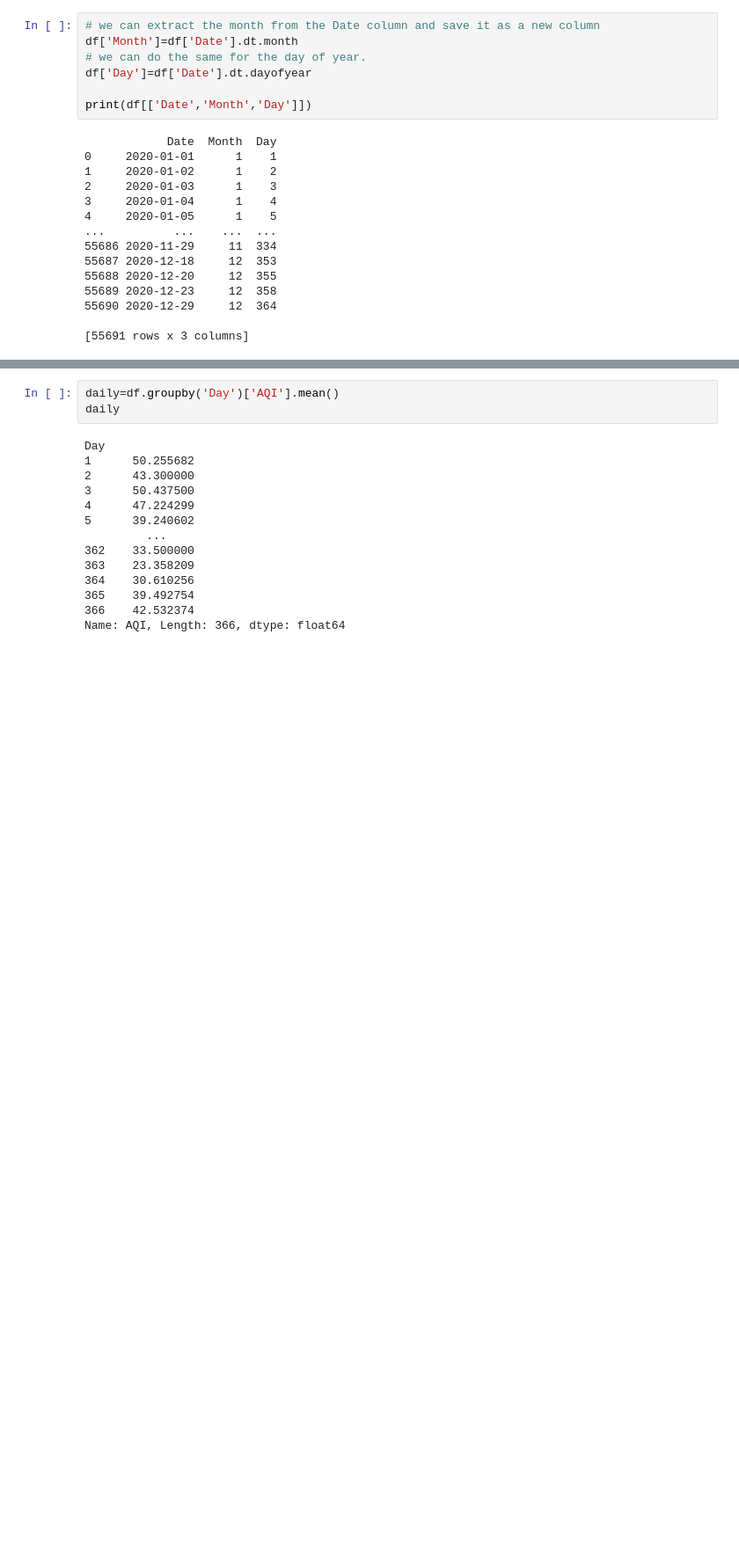
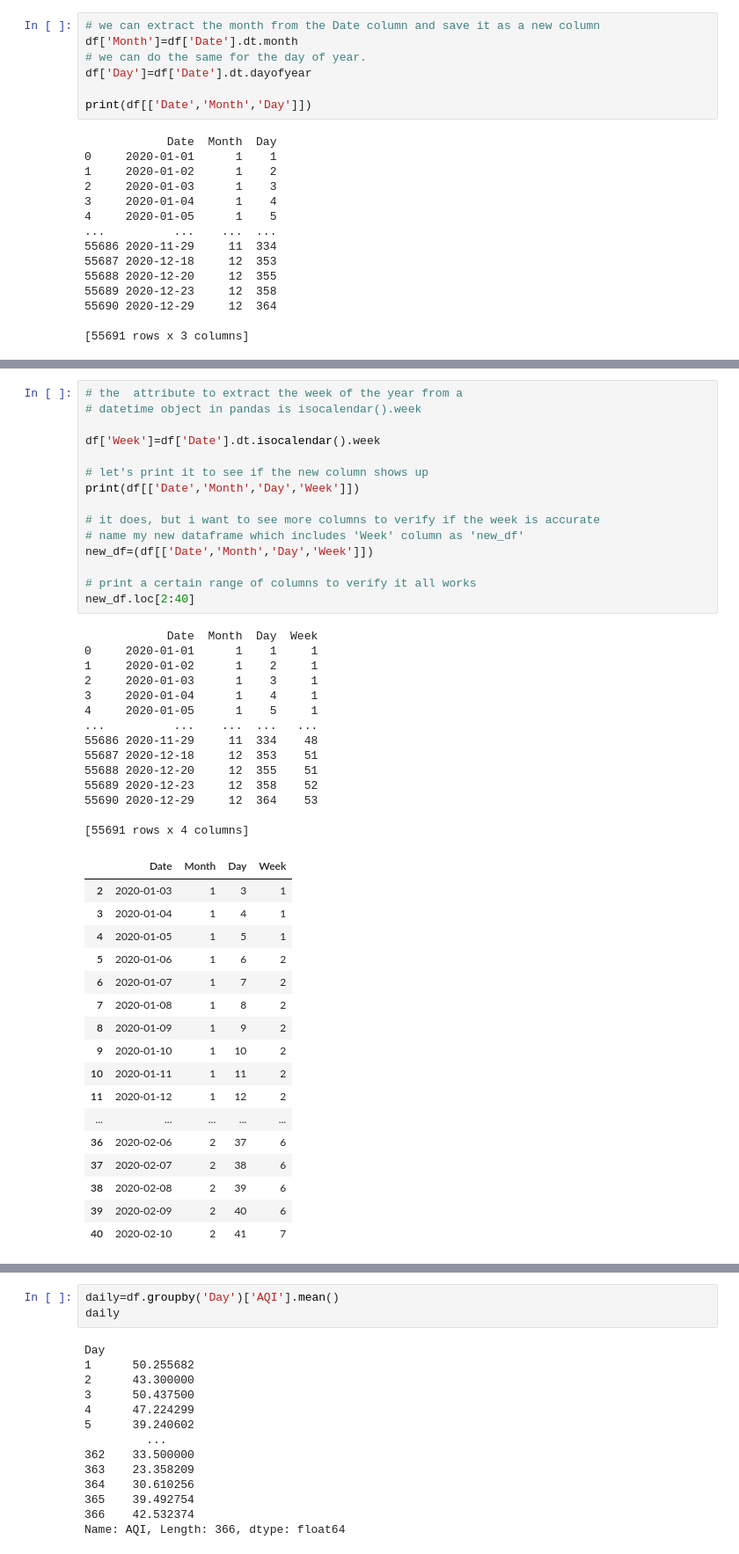
Before and after one commit to awenroberts/QM2, a Jupyter notebook: Copy_of_W3_spatial_data.ipynb, the cells around one changed output, grey strips where cells are left out. Shown at 88% size. Drawn from its saved outputs; the diff is of its cells as text; blank space fills up the shorter version.

```diff
--- a/Copy_of_W3_spatial_data.ipynb
+++ b/Copy_of_W3_spatial_data.ipynb
@@ -124,3 +124,50 @@ When I print the new columns we've made ("Month" and "Day") next to the original
+# %%
+# the  attribute to extract the week of the year from a
+# datetime object in pandas is isocalendar().week
+
+df['Week']=df['Date'].dt.isocalendar().week
+
+# let's print it to see if the new column shows up
+print(df[['Date','Month','Day','Week']])
+
+# it does, but i want to see more columns to verify if the week is accurate
+# name my new dataframe which includes 'Week' column as 'new_df'
+new_df=(df[['Date','Month','Day','Week']])
+
+# print a certain range of columns to verify it all works
+new_df.loc[2:40]
+# %% [output]
+            Date  Month  Day  Week
+0     2020-01-01      1    1     1
+1     2020-01-02      1    2     1
+2     2020-01-03      1    3     1
+3     2020-01-04      1    4     1
+4     2020-01-05      1    5     1
+...          ...    ...  ...   ...
+55686 2020-11-29     11  334    48
+55687 2020-12-18     12  353    51
+55688 2020-12-20     12  355    51
+55689 2020-12-23     12  358    52
+55690 2020-12-29     12  364    53
+
+[55691 rows x 4 columns]
+|  | Date | Month | Day | Week |
+| 2 | 2020-01-03 | 1 | 3 | 1 |
+| 3 | 2020-01-04 | 1 | 4 | 1 |
+| 4 | 2020-01-05 | 1 | 5 | 1 |
+| 5 | 2020-01-06 | 1 | 6 | 2 |
+| 6 | 2020-01-07 | 1 | 7 | 2 |
+| 7 | 2020-01-08 | 1 | 8 | 2 |
+| 8 | 2020-01-09 | 1 | 9 | 2 |
+| 9 | 2020-01-10 | 1 | 10 | 2 |
+| 10 | 2020-01-11 | 1 | 11 | 2 |
+| 11 | 2020-01-12 | 1 | 12 | 2 |
+| ... | ... | ... | ... | ... |
+| 36 | 2020-02-06 | 2 | 37 | 6 |
+| 37 | 2020-02-07 | 2 | 38 | 6 |
+| 38 | 2020-02-08 | 2 | 39 | 6 |
+| 39 | 2020-02-09 | 2 | 40 | 6 |
+| 40 | 2020-02-10 | 2 | 41 | 7 |
 # %% [markdown]
 ### Grouping Data
 
```
Also changed, not shown: parts of 10 cells of this notebook.
